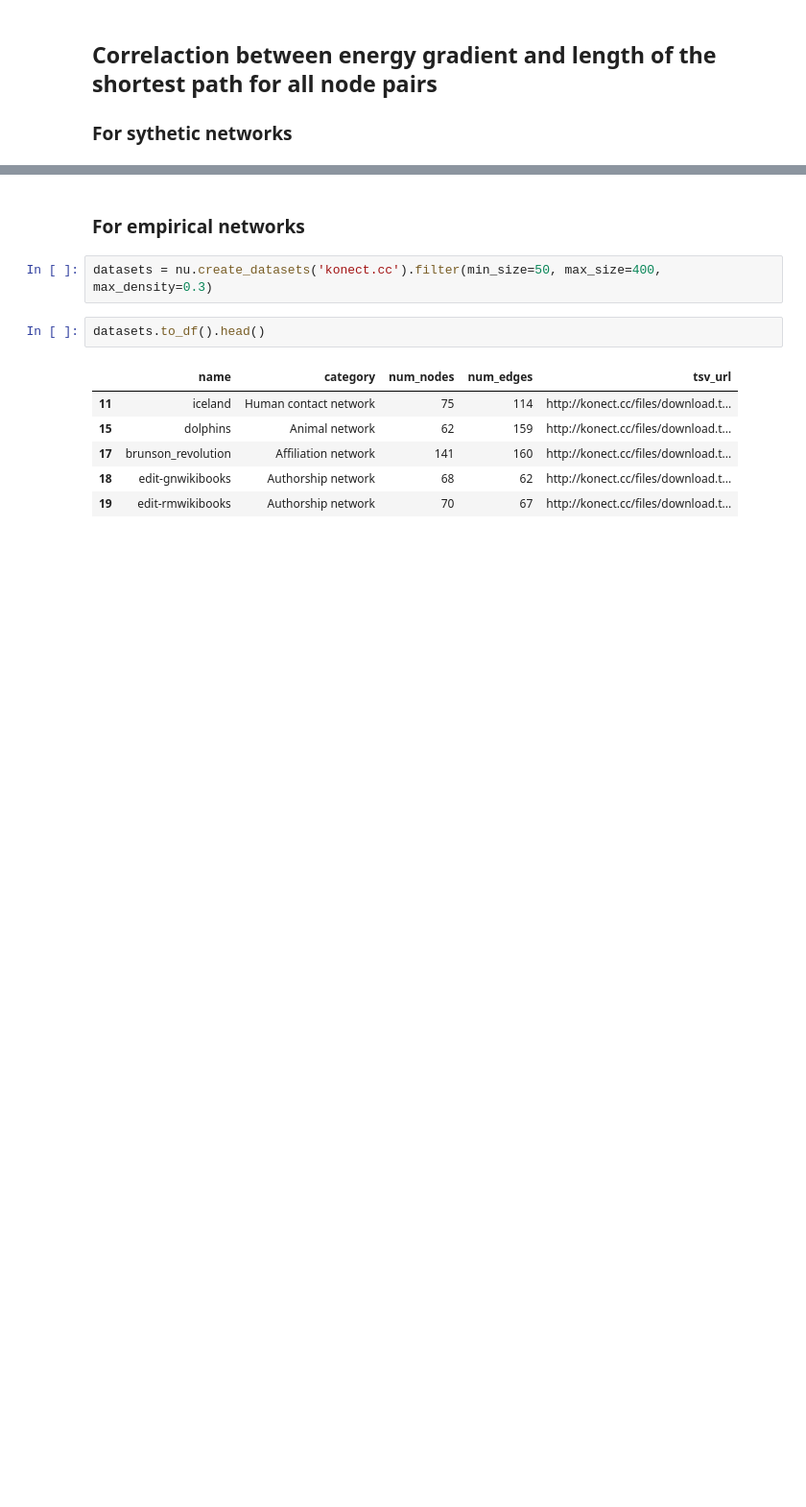
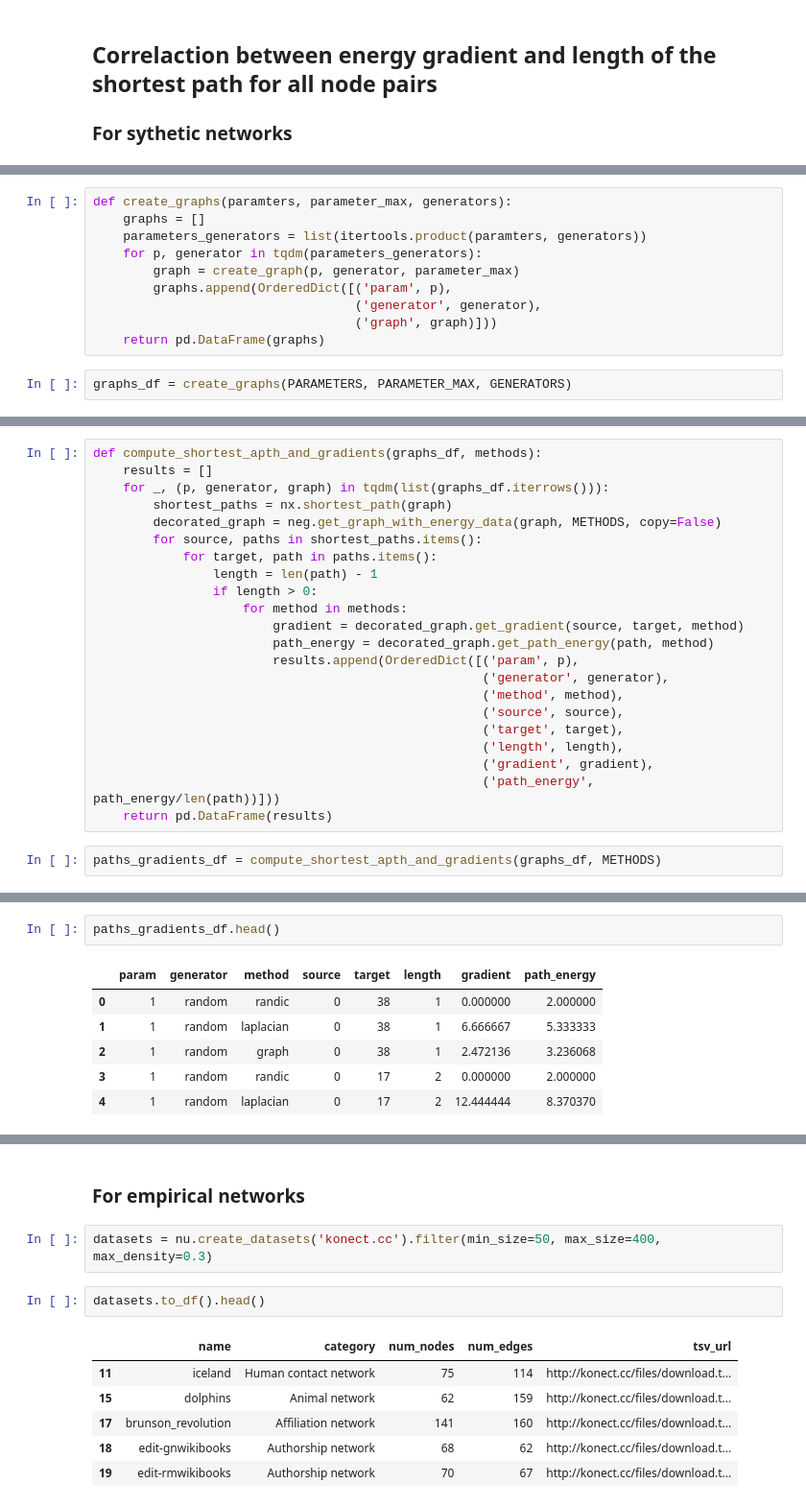
Before and after one commit to megaduks/entropy-complex-networks, a Jupyter notebook: networkentropy/experiments/Energy gradient correlations.ipynb, the cells around one changed output, grey strips where cells are left out. Shown: that part at 96% size. Saved outputs shown, nothing was run; the diff lists cells and outputs as text; blank space fills up the shorter version.

```diff
--- a/networkentropy/experiments/Energy gradient correlations.ipynb
+++ b/networkentropy/experiments/Energy gradient correlations.ipynb
@@ -57,0 +46,12 @@ df = pd.DataFrame({'p': p, 'generator': generator, 'method': method, 'source': s
+# %%
+def create_graphs(paramters, parameter_max, generators):
+    graphs = []
+    parameters_generators = list(itertools.product(paramters, generators))
+    for p, generator in tqdm(parameters_generators):
+        graph = create_graph(p, generator, parameter_max)
+        graphs.append(OrderedDict([('param', p),
+                                   ('generator', generator),
+                                   ('graph', graph)]))
+    return pd.DataFrame(graphs)
+# %%
+graphs_df = create_graphs(PARAMETERS, PARAMETER_MAX, GENERATORS)
@@ -57,0 +71,24 @@ df = pd.DataFrame({'p': p, 'generator': generator, 'method': method, 'source': s
+# %%
+def compute_shortest_apth_and_gradients(graphs_df, methods):
+    results = []
+    for _, (p, generator, graph) in tqdm(list(graphs_df.iterrows())):
+        shortest_paths = nx.shortest_path(graph)
+        decorated_graph = neg.get_graph_with_energy_data(graph, METHODS, copy=False)
+        for source, paths in shortest_paths.items():
+            for target, path in paths.items():
+                length = len(path) - 1
+                if length > 0:
+                    for method in methods:
+                        gradient = decorated_graph.get_gradient(source, target, method)
+                        path_energy = decorated_graph.get_path_energy(path, method)
+                        results.append(OrderedDict([('param', p),
+                                                    ('generator', generator),
+                                                    ('method', method),
+                                                    ('source', source),
+                                                    ('target', target),
+                                                    ('length', length),
+                                                    ('gradient', gradient),
+                                                    ('path_energy', path_energy/len(path))]))
+    return pd.DataFrame(results)
+# %%
+paths_gradients_df = compute_shortest_apth_and_gradients(graphs_df, METHODS)
@@ -57,0 +97,9 @@ df = pd.DataFrame({'p': p, 'generator': generator, 'method': method, 'source': s
+# %%
+paths_gradients_df.head()
+# %% [output]
+|  | param | generator | method | source | target | length | gradient | path_energy |
+| 0 | 1 | random | randic | 0 | 38 | 1 | 0.000000 | 2.000000 |
+| 1 | 1 | random | laplacian | 0 | 38 | 1 | 6.666667 | 5.333333 |
+| 2 | 1 | random | graph | 0 | 38 | 1 | 2.472136 | 3.236068 |
+| 3 | 1 | random | randic | 0 | 17 | 2 | 0.000000 | 2.000000 |
+| 4 | 1 | random | laplacian | 0 | 17 | 2 | 12.444444 | 8.370370 |
```
Also changed, not shown: parts of 16 cells of this notebook.
